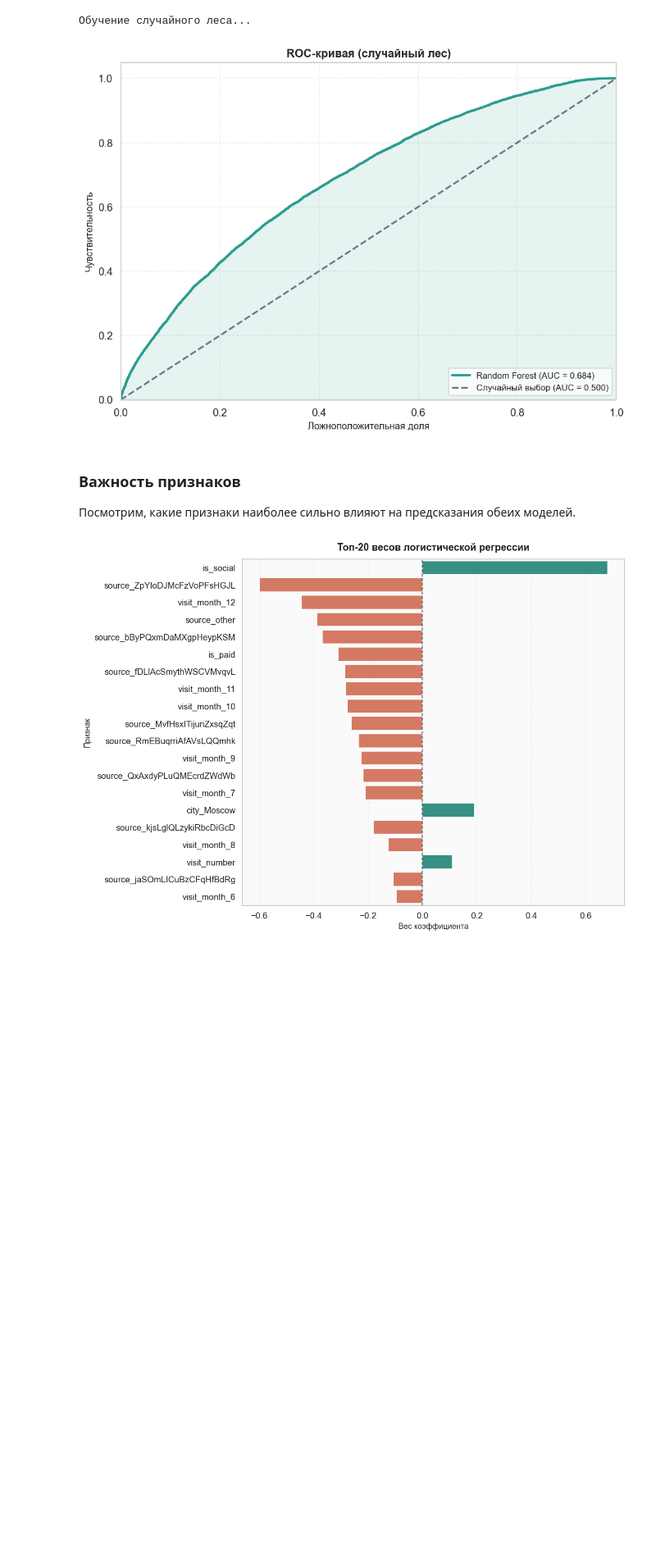
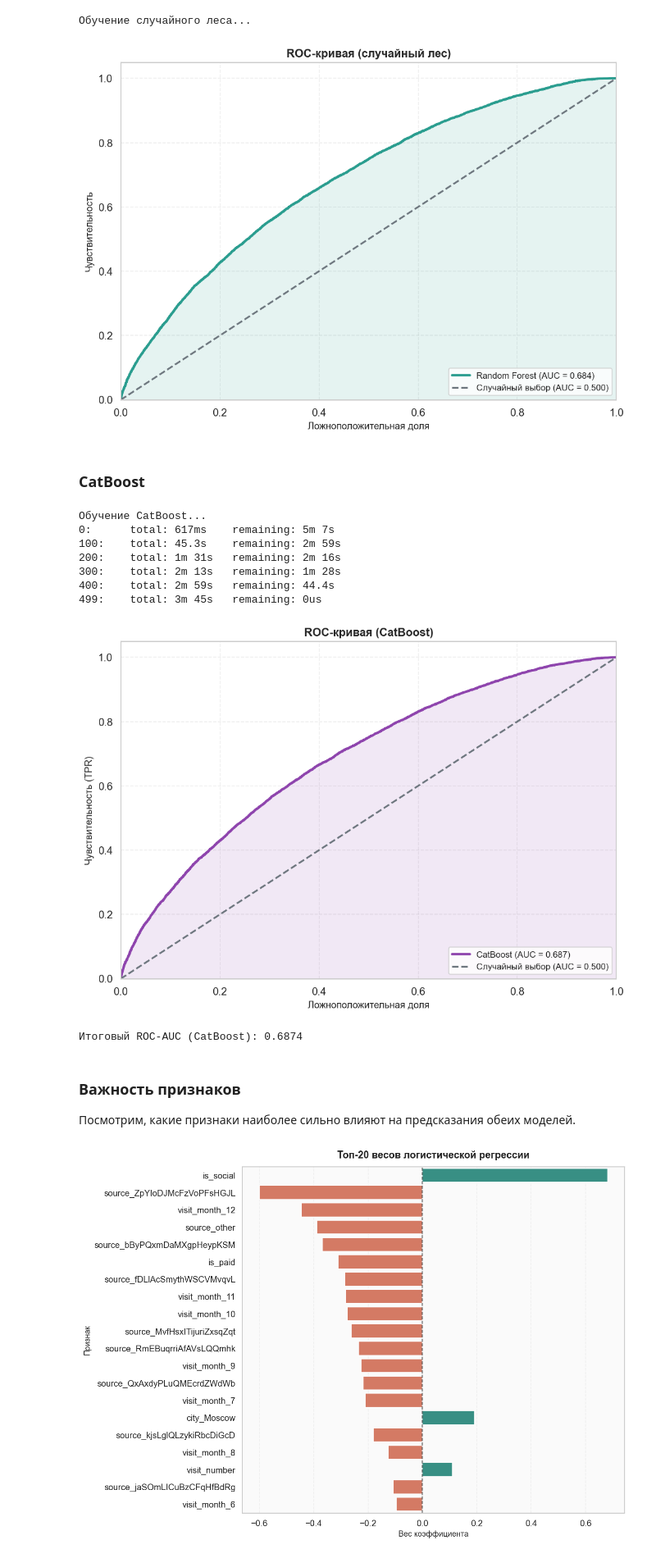
Before and after one commit to yarchegit/LogReg, a Jupyter notebook: hakaton_answer.ipynb, the cells around one changed output. Shown at 82% size. Saved outputs shown, nothing was run; the diff lists cells and outputs as text; code cells hidden in the pictures; blank space fills up the shorter version.

```diff
--- a/hakaton_answer.ipynb
+++ b/hakaton_answer.ipynb
@@ -1109,6 +1109,85 @@ plt.show()
 # %% [output]
 Обучение случайного леса...
 [figure]
+# %% [markdown]
+### CatBoost
+# %%
+from catboost import CatBoostClassifier, Pool
+
+cat_features = [
+    'visit_month',
+    'visit_dayofweek',
+    'device_category',
+    'source',
+    'city'
+]
+
+X_train_cb = X_train.copy()
+X_test_cb = X_test.copy()
+
+for col in cat_features:
+    X_train_cb[col] = X_train_cb[col].astype(str)
+    X_test_cb[col] = X_test_cb[col].astype(str)
+
+train_pool = Pool(X_train_cb, y_train, cat_features=cat_features)
+test_pool = Pool(X_test_cb, y_test, cat_features=cat_features)
+
+cat_model = CatBoostClassifier(
+    iterations=500,
+    learning_rate=0.05,
+    depth=6,
+    loss_function='Logloss',
+    eval_metric='AUC',
+    random_seed=42,
+    verbose=100,
+    class_weights=[1, 3]
+)
+
+print('Обучение CatBoost...')
+cat_model.fit(train_pool)
+
+y_pred_proba_cb = cat_model.predict_proba(test_pool)[:, 1]
+
+fpr_cb, tpr_cb, thresholds_cb = roc_curve(y_test, y_pred_proba_cb)
+roc_auc_cb = roc_auc_score(y_test, y_pred_proba_cb)
+
+plt.figure(figsize=(9, 6.5))
+plt.plot(
+    fpr_cb,
+    tpr_cb,
+    color='#8E44AD',
+    lw=2.8,
+    label=f'CatBoost (AUC = {roc_auc_cb:.3f})'
+)
+plt.plot(
+    [0, 1], [0, 1],
+    color='#6C757D',
+    lw=2,
+    linestyle='--',
+    label='Случайный выбор (AUC = 0.500)'
+)
+plt.fill_between(fpr_cb, tpr_cb, alpha=0.12, color='#8E44AD')
+plt.xlim([0.0, 1.0])
+plt.ylim([0.0, 1.05])
+plt.xlabel('Ложноположительная доля', fontsize=11)
+plt.ylabel('Чувствительность (TPR)', fontsize=11)
+plt.title('ROC-кривая (CatBoost)', fontsize=13, fontweight='bold')
+plt.legend(loc='lower right', fontsize=10, frameon=True)
+plt.grid(True, linestyle='--', alpha=0.35)
+plt.tight_layout()
+plt.show()
+
+print(f'Итоговый ROC-AUC (CatBoost): {roc_auc_cb:.4f}')
+# %% [output]
+Обучение CatBoost...
+0:      total: 617ms    remaining: 5m 7s
+100:    total: 45.3s    remaining: 2m 59s
+200:    total: 1m 31s   remaining: 2m 16s
+300:    total: 2m 13s   remaining: 1m 28s
+400:    total: 2m 59s   remaining: 44.4s
+499:    total: 3m 45s   remaining: 0us
+[figure, added]
+Итоговый ROC-AUC (CatBoost): 0.6874
 # %% [markdown]
 ### Важность признаков
 
```
Also changed, not shown: parts of 5 cells of this notebook.
